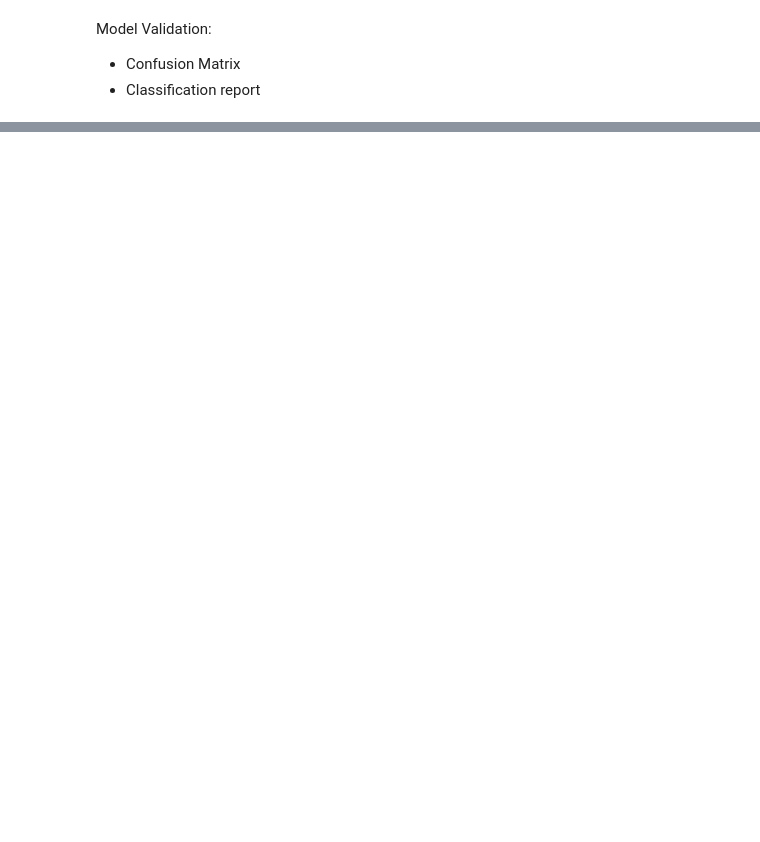
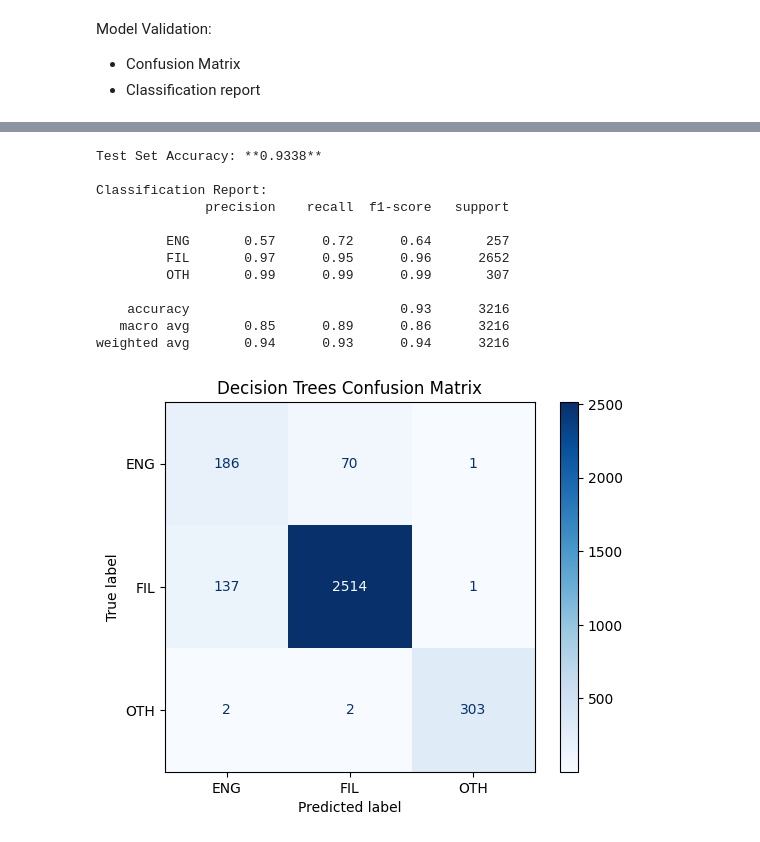
Before and after one commit to ejmasuncion/pinoy_bot, a Jupyter notebook: main.ipynb, the cells around one changed output, grey strips where cells are left out. Drawn from its saved outputs; the diff is of its cells as text; code cells hidden in the pictures; blank space fills up the shorter version.

```diff
--- a/main.ipynb
+++ b/main.ipynb
@@ -113,2 +349,13 @@ Naive Bayes
 # %% [markdown]
 Decision Trees
+# %%
+from sklearn import tree
+from sklearn.metrics import accuracy_score
+
+# clf = tree.DecisionTreeClassifier(splitter='random')
+clf = tree.DecisionTreeClassifier(criterion='gini', max_depth=10, min_samples_leaf=1, min_samples_split=10)
+clf = clf.fit(X_train_resampled, y_train_resampled)
+
+y_val_pred = clf.predict(X_val)
+val_accuracy = accuracy_score(y_val, y_val_pred)
+print(f"\nValidation Set Accuracy: {val_accuracy:.4f}")
@@ -118,0 +458,32 @@ Model Validation:
+# %%
+from sklearn.metrics import classification_report, confusion_matrix, ConfusionMatrixDisplay
+
+y_test_pred = clf.predict(X_test)
+test_accuracy = accuracy_score(y_test, y_test_pred)
+
+print(f"Test Set Accuracy: **{test_accuracy:.4f}**")
+print("\nClassification Report:")
+print(classification_report(y_test, y_test_pred, zero_division=0))
+
+label = ['ENG', 'FIL', 'OTH']
+
+cm = confusion_matrix(y_test, y_test_pred)
+# disp = ConfusionMatrixDisplay(confusion_matrix=cm)
+disp = ConfusionMatrixDisplay(confusion_matrix=cm, display_labels=label)
+disp.plot(cmap=plt.cm.Blues)
+plt.title("Decision Trees Confusion Matrix")
+plt.show()
+# %% [output]
+Test Set Accuracy: **0.9338**
+
+Classification Report:
+              precision    recall  f1-score   support
+
+         ENG       0.57      0.72      0.64       257
+         FIL       0.97      0.95      0.96      2652
+         OTH       0.99      0.99      0.99       307
+
+    accuracy                           0.93      3216
+   macro avg       0.85      0.89      0.86      3216
+weighted avg       0.94      0.93      0.94      3216
+[figure, added]
```
Also changed, not shown: parts of 31 cells of this notebook.
